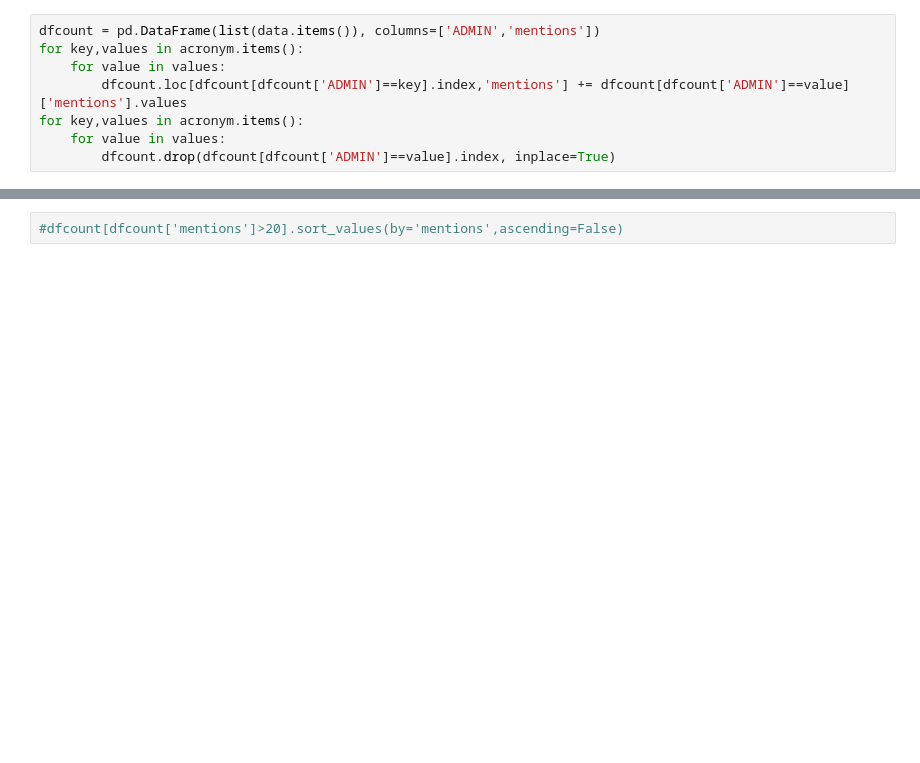
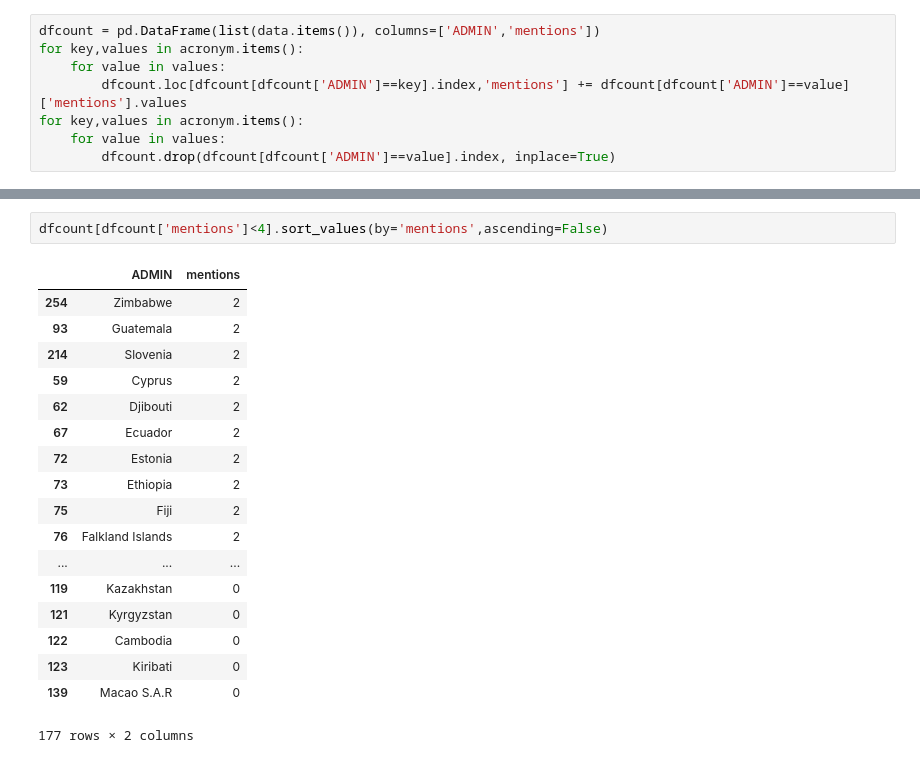
Before and after one commit to sgzFalcon/projects, a Jupyter notebook: mapPlots/SimpsonsGeography.ipynb, the cells around one changed output, grey strips where cells are left out. Drawn from its saved outputs; the diff is of its cells as text; blank space fills up the shorter version.

```diff
--- a/mapPlots/SimpsonsGeography.ipynb
+++ b/mapPlots/SimpsonsGeography.ipynb
@@ -98,2 +97,21 @@ fig1.savefig('mapSimpsons.png', dpi=500)
 # %%
-#dfcount[dfcount['mentions']>20].sort_values(by='mentions',ascending=False)
+dfcount[dfcount['mentions']<4].sort_values(by='mentions',ascending=False)
+# %% [output]
+|  | ADMIN | mentions |
+| 254 | Zimbabwe | 2 |
+| 93 | Guatemala | 2 |
+| 214 | Slovenia | 2 |
+| 59 | Cyprus | 2 |
+| 62 | Djibouti | 2 |
+| 67 | Ecuador | 2 |
+| 72 | Estonia | 2 |
+| 73 | Ethiopia | 2 |
+| 75 | Fiji | 2 |
+| 76 | Falkland Islands | 2 |
+| ... | ... | ... |
+| 119 | Kazakhstan | 0 |
+| 121 | Kyrgyzstan | 0 |
+| 122 | Cambodia | 0 |
+| 123 | Kiribati | 0 |
+| 139 | Macao S.A.R | 0 |
+177 rows × 2 columns
```
Also changed, not shown: parts of 5 cells of this notebook, 1 other file.
